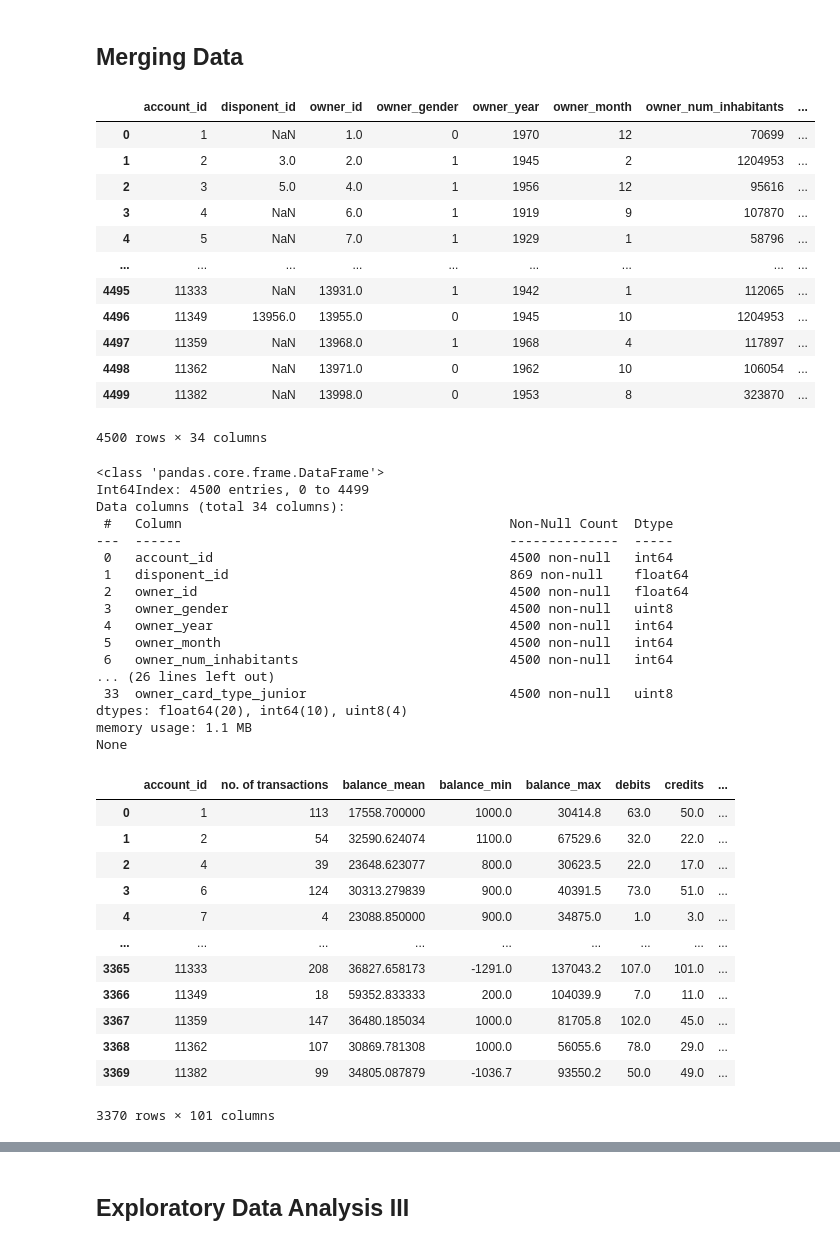
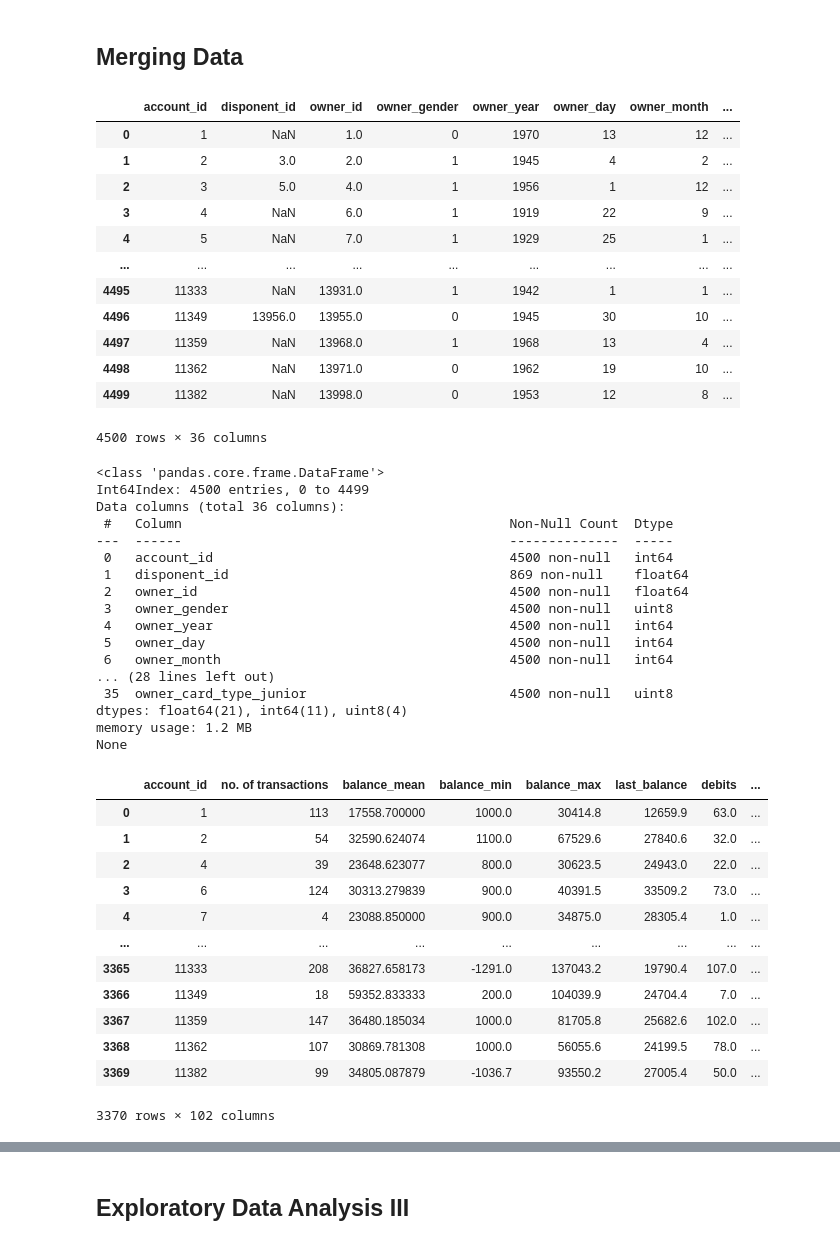
Before and after one commit to diogoabnunes/AC-Project, a Jupyter notebook: docs/notebook.ipynb, the cells around one changed output, grey strips where cells are left out. Saved outputs shown, nothing was run; the diff lists cells and outputs as text; code cells hidden in the pictures.

```diff
--- a/docs/notebook.ipynb
+++ b/docs/notebook.ipynb
@@ -351,7 +352,7 @@ def processRightSide(client, disp, card, district):
     rightSide = rightSide.drop(['client_id', 'client_id_disp', 'district_id', 'district_id_disp', 'disponent_card_type', 'disponent_issued_card_month', 'disponent_issued_card_year'], axis=1)
     rightSide = rightSide.drop(['owner_issued_card_month', 'owner_issued_card_year'], axis=1)
 
-    rightSide = rightSide.rename(columns={'gender': 'owner_gender', 'year': 'owner_year', 'month': 'owner_month', 'no. of inhabitants': 'owner_num_inhabitants',
+    rightSide = rightSide.rename(columns={'gender': 'owner_gender', 'year': 'owner_year', 'day': 'owner_day', 'month': 'owner_month', 'no. of inhabitants': 'owner_num_inhabitants',
         'no. of municipalities with inhabitants < 499 ': 'owner_num_municipalities_less_499',
         'no. of municipalities with inhabitants 500-1999': 'owner_num_municipalities_between_500_1999',
         'no. of municipalities with inhabitants 2000-9999 ': 'owner_num_municipalities_between_2000_9999',
@@ -359,7 +360,7 @@ def processRightSide(client, disp, card, district):
         'no. of cities ': 'owner_num_cities', 'ratio of urban inhabitants ': 'owner_inhabitants_ratio',
         'average salary ': 'owner_average_salary', 'entrepeneurs ratio': 'owner_entrepeneurs_ratio',
         'crimes_increase': 'owner_crimes_increase', 'unemploymant_increase': 'owner_unemploymant_increase'})
-    rightSide = rightSide.rename(columns={'gender_disp': 'disponent_gender', 'year_disp': 'disponent_year', 'month_disp': 'disponent_month', 'no. of inhabitants_disp': 'disponent_num_inhabitants',
+    rightSide = rightSide.rename(columns={'gender_disp': 'disponent_gender', 'year_disp': 'disponent_year', 'day_disp': 'disponent_day', 'month_disp': 'disponent_month', 'no. of inhabitants_disp': 'disponent_num_inhabitants',
         'no. of municipalities with inhabitants < 499 _disp': 'disponent_num_municipalities_less_499',
         'no. of municipalities with inhabitants 500-1999_disp': 'disponent_num_municipalities_between_500_1999',
         'no. of municipalities with inhabitants 2000-9999 _disp': 'disponent_num_municipalities_between_2000_9999',
@@ -382,22 +383,22 @@ rightSide = processRightSide(preProcessedClient_df, preProcessedDisp_df, preProc
 display(rightSide)
 print(rightSide.info())
 # %% [output]
-|  | account_id | disponent_id | owner_id | owner_gender | owner_year | owner_month | owner_num_inhabitants | ... |
-| 0 | 1 | NaN | 1.0 | 0 | 1970 | 12 | 70699 | ... |
-| 1 | 2 | 3.0 | 2.0 | 1 | 1945 | 2 | 1204953 | ... |
-| 2 | 3 | 5.0 | 4.0 | 1 | 1956 | 12 | 95616 | ... |
-| 3 | 4 | NaN | 6.0 | 1 | 1919 | 9 | 107870 | ... |
-| 4 | 5 | NaN | 7.0 | 1 | 1929 | 1 | 58796 | ... |
+|  | account_id | disponent_id | owner_id | owner_gender | owner_year | owner_day | owner_month | ... |
+| 0 | 1 | NaN | 1.0 | 0 | 1970 | 13 | 12 | ... |
+| 1 | 2 | 3.0 | 2.0 | 1 | 1945 | 4 | 2 | ... |
+| 2 | 3 | 5.0 | 4.0 | 1 | 1956 | 1 | 12 | ... |
+| 3 | 4 | NaN | 6.0 | 1 | 1919 | 22 | 9 | ... |
+| 4 | 5 | NaN | 7.0 | 1 | 1929 | 25 | 1 | ... |
 | ... | ... | ... | ... | ... | ... | ... | ... | ... |
-| 4495 | 11333 | NaN | 13931.0 | 1 | 1942 | 1 | 112065 | ... |
-| 4496 | 11349 | 13956.0 | 13955.0 | 0 | 1945 | 10 | 1204953 | ... |
-| 4497 | 11359 | NaN | 13968.0 | 1 | 1968 | 4 | 117897 | ... |
-| 4498 | 11362 | NaN | 13971.0 | 0 | 1962 | 10 | 106054 | ... |
-| 4499 | 11382 | NaN | 13998.0 | 0 | 1953 | 8 | 323870 | ... |
+| 4495 | 11333 | NaN | 13931.0 | 1 | 1942 | 1 | 1 | ... |
+| 4496 | 11349 | 13956.0 | 13955.0 | 0 | 1945 | 30 | 10 | ... |
+| 4497 | 11359 | NaN | 13968.0 | 1 | 1968 | 13 | 4 | ... |
+| 4498 | 11362 | NaN | 13971.0 | 0 | 1962 | 19 | 10 | ... |
+| 4499 | 11382 | NaN | 13998.0 | 0 | 1953 | 12 | 8 | ... |
-4500 rows × 34 columns
+4500 rows × 36 columns
 <class 'pandas.core.frame.DataFrame'>
 Int64Index: 4500 entries, 0 to 4499
-Data columns (total 34 columns):
+Data columns (total 36 columns):
  #   Column                                          Non-Null Count  Dtype
 ---  ------                                          --------------  -----
  0   account_id                                      4500 non-null   int64
@@ -405,12 +406,12 @@ Data columns (total 34 columns):
  2   owner_id                                        4500 non-null   float64
  3   owner_gender                                    4500 non-null   uint8
  4   owner_year                                      4500 non-null   int64
- 5   owner_month                                     4500 non-null   int64
- 6   owner_num_inhabitants                           4500 non-null   int64
-... (26 lines left out)
- 33  owner_card_type_junior                          4500 non-null   uint8
-dtypes: float64(20), int64(10), uint8(4)
-memory usage: 1.1 MB
+ 5   owner_day                                       4500 non-null   int64
+ 6   owner_month                                     4500 non-null   int64
+... (28 lines left out)
+ 35  owner_card_type_junior                          4500 non-null   uint8
+dtypes: float64(21), int64(11), uint8(4)
+memory usage: 1.2 MB
 None
 # %%
 # Merging Account, Loan, Transaction
@@ -447,37 +448,41 @@ def processTransaction(pPTransaction_df):
 
+    # Get balance from last transaction
+    last_balance = df.sort_values(['account_id', 'year', 'month', 'day'], ascending=False).groupby('account_id').first()['balance'].to_frame('last_balance')
+
     # Get new dataframe with number of transactions for each account
     counts = gb.size().to_frame(name='no. of transactions')
 
     # Join all the data for each account
-    counts = counts.join(balance_all).join(no_of_type_transactions).join(amount_balance_type).join(no_of_year_transactions).join(balance_all_year).join(no_of_year_type_transactions).join(amount_balance_year_type).reset_index().fillna(0)
+    counts = counts.join(balance_all).join(last_balance).join(no_of_type_transactions).join(amount_balance_type).join(no_of_year_transactions).join(balance_all_year).join(no_of_year_type_transactions).join(amount_balance_year_type).reset_index().fillna(0)
 
     return counts
+
 
 processedTransaction_df = processTransaction(preProcessedTransaction_df)
 
 def joinAccountTransaction(pPAccount_df, pTransaction_df):
     df = pPAccount_df.rename(columns={'year': 'account_year', 'month': 'account_month'})
 
-    df = df.set_index('account_id').join(pTransaction_df.set_index('account_id')).reset_index()
+    df = df.set_index('account_id').join(pTransaction_df.set_index('account_id'))
 
     return df
 
 accountTransaction_df = joinAccountTransaction(preProcessedAccount_df, processedTransaction_df)
 display(processedTransaction_df)
 # %% [output]
-|  | account_id | no. of transactions | balance_mean | balance_min | balance_max | debits | credits | ... |
-| 0 | 1 | 113 | 17558.700000 | 1000.0 | 30414.8 | 63.0 | 50.0 | ... |
-| 1 | 2 | 54 | 32590.624074 | 1100.0 | 67529.6 | 32.0 | 22.0 | ... |
-| 2 | 4 | 39 | 23648.623077 | 800.0 | 30623.5 | 22.0 | 17.0 | ... |
-| 3 | 6 | 124 | 30313.279839 | 900.0 | 40391.5 | 73.0 | 51.0 | ... |
-| 4 | 7 | 4 | 23088.850000 | 900.0 | 34875.0 | 1.0 | 3.0 | ... |
+|  | account_id | no. of transactions | balance_mean | balance_min | balance_max | last_balance | debits | ... |
+| 0 | 1 | 113 | 17558.700000 | 1000.0 | 30414.8 | 12659.9 | 63.0 | ... |
+| 1 | 2 | 54 | 32590.624074 | 1100.0 | 67529.6 | 27840.6 | 32.0 | ... |
+| 2 | 4 | 39 | 23648.623077 | 800.0 | 30623.5 | 24943.0 | 22.0 | ... |
+| 3 | 6 | 124 | 30313.279839 | 900.0 | 40391.5 | 33509.2 | 73.0 | ... |
+| 4 | 7 | 4 | 23088.850000 | 900.0 | 34875.0 | 28305.4 | 1.0 | ... |
 | ... | ... | ... | ... | ... | ... | ... | ... | ... |
-| 3365 | 11333 | 208 | 36827.658173 | -1291.0 | 137043.2 | 107.0 | 101.0 | ... |
-| 3366 | 11349 | 18 | 59352.833333 | 200.0 | 104039.9 | 7.0 | 11.0 | ... |
-| 3367 | 11359 | 147 | 36480.185034 | 1000.0 | 81705.8 | 102.0 | 45.0 | ... |
-| 3368 | 11362 | 107 | 30869.781308 | 1000.0 | 56055.6 | 78.0 | 29.0 | ... |
-| 3369 | 11382 | 99 | 34805.087879 | -1036.7 | 93550.2 | 50.0 | 49.0 | ... |
+| 3365 | 11333 | 208 | 36827.658173 | -1291.0 | 137043.2 | 19790.4 | 107.0 | ... |
+| 3366 | 11349 | 18 | 59352.833333 | 200.0 | 104039.9 | 24704.4 | 7.0 | ... |
+| 3367 | 11359 | 147 | 36480.185034 | 1000.0 | 81705.8 | 25682.6 | 102.0 | ... |
+| 3368 | 11362 | 107 | 30869.781308 | 1000.0 | 56055.6 | 24199.5 | 78.0 | ... |
+| 3369 | 11382 | 99 | 34805.087879 | -1036.7 | 93550.2 | 27005.4 | 50.0 | ... |
-3370 rows × 101 columns
+3370 rows × 102 columns
 # %%
 # Merging merge1 and merge2 (by account_id)
 def merge12(merge1, merge2):
```
Also changed, not shown: parts of 9 cells of this notebook, 2 other files.
